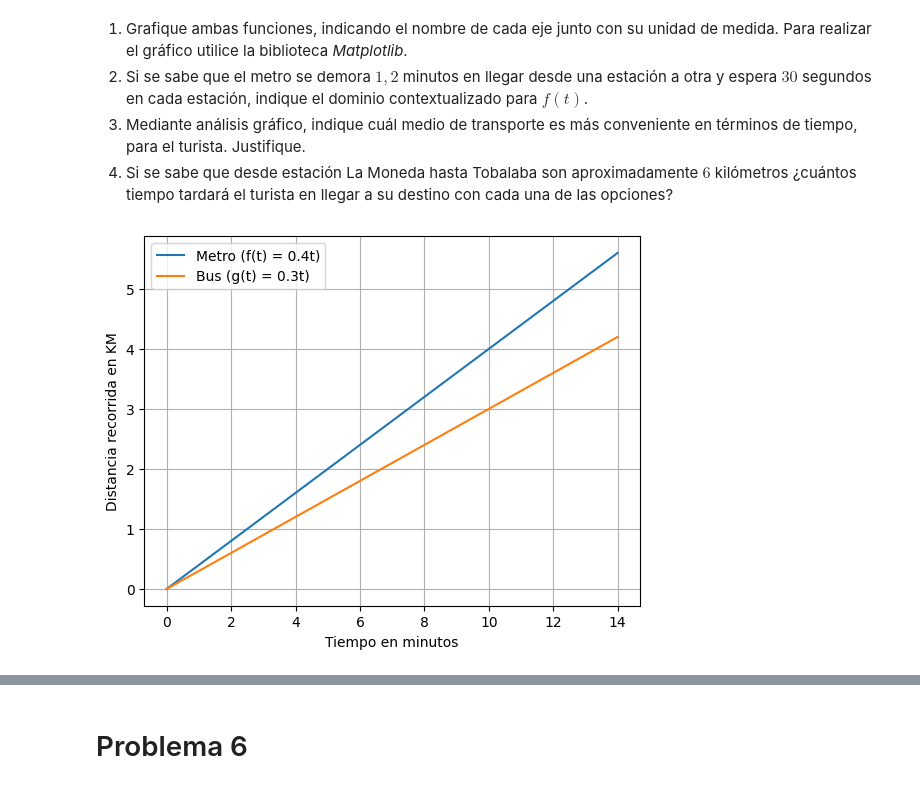
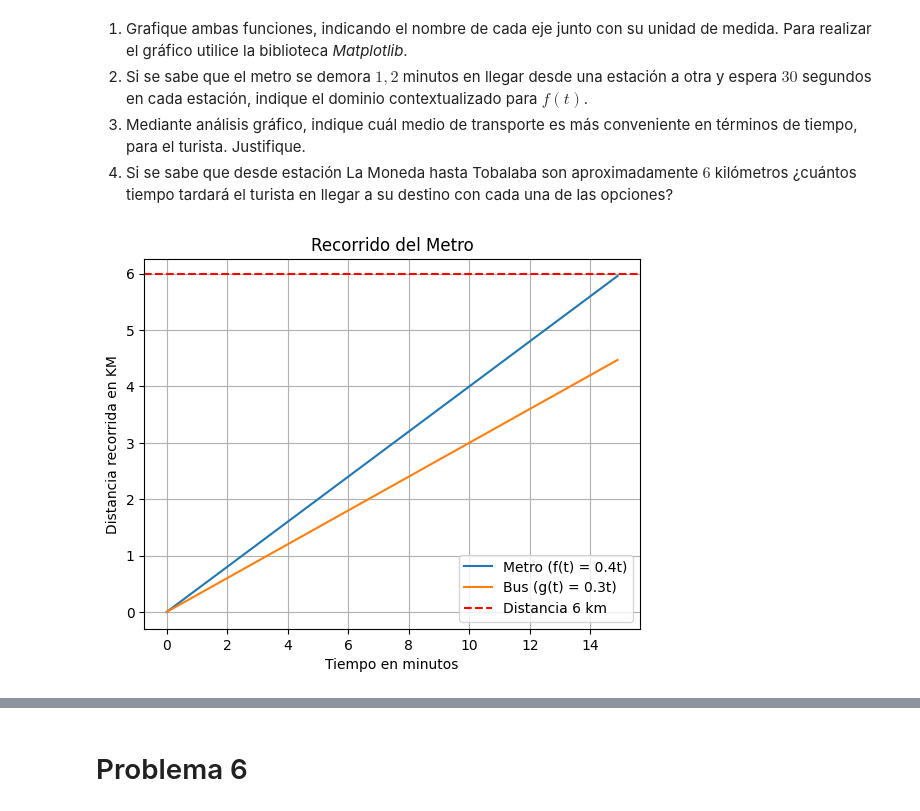
Before and after one commit to SolidusStrange/Matematica-Aplicada, a Jupyter notebook: G1_Funciones.ipynb, the cells around one changed output, grey strips where cells are left out. Cells and saved outputs as stored; diff of their text form; code cells hidden in the pictures.

```diff
--- a/G1_Funciones.ipynb
+++ b/G1_Funciones.ipynb
@@ -90,25 +90,29 @@ Según la información anterior:
 4.  Si se sabe que desde estación La Moneda hasta Tobalaba son aproximadamente $6$ kilómetros ¿cuántos tiempo tardará el turista en llegar a su destino con cada una de las opciones?
 # %%
 #Importar
-import matplotlib.pyplot as plt
-import numpy as np
+import matplotlib.pyplot as plt #es el módulo de gráficas en Python. Se abrevia como plt por convención.
+import numpy as np #es una librería para trabajar con vectores, matrices y rangos numéricos. Se abrevia np
 
 # Definimos las funciones
 def f(t):
     return 0.4 * t  # metro
 
 def g(t):
     return 0.3 * t  # bus
 
 # Rango de tiempo (0 a 15 minutos)
-t = np.arange(0, 15)
+t = np.arange(0, 15, 0.1)  #np.arange(inicio, fin, paso)
+
 
 # Graficar ambas funciones
-plt.plot(t, f(t), label="Metro (f(t) = 0.4t)")
+plt.plot(t, f(t), label="Metro (f(t) = 0.4t)") #dibuja una curva x = t, y = f(t)
 plt.plot(t, g(t), label="Bus (g(t) = 0.3t)")
-plt.legend()
-plt.xlabel("Tiempo en minutos")
-plt.ylabel("Distancia recorrida en KM")
-plt.grid(True)
+plt.axhline(y=6, color='r', linestyle='--', label="Distancia 6 km")
+plt.legend() #muestra la leyenda con los nombres que pusimos en label
+plt.xlabel("Tiempo en minutos") #nombre del eje x
+plt.ylabel("Distancia recorrida en KM") #nombre del eje y
+plt.title("Recorrido del Metro") #título del gráfico
+plt.grid(True) #activa la rejilla (cuadrícula) para ver mejor los valores
+plt.show() #muestra el grafico. a veces no lo muestra sin este codigo
 # %% [output]
-[figure, old version]
+[figure, new version]
```
Also changed, not shown: parts of 1 cell of this notebook.
